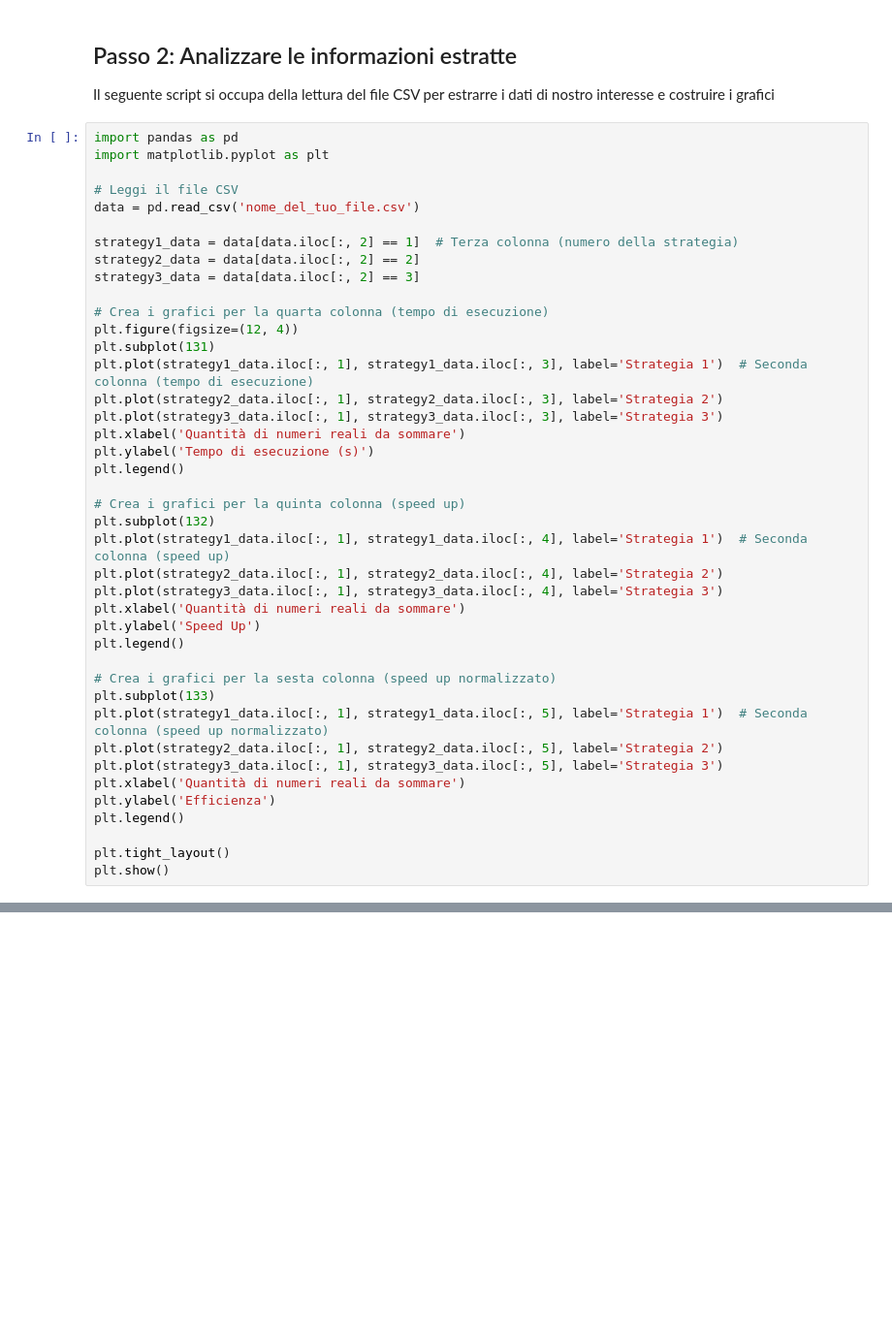
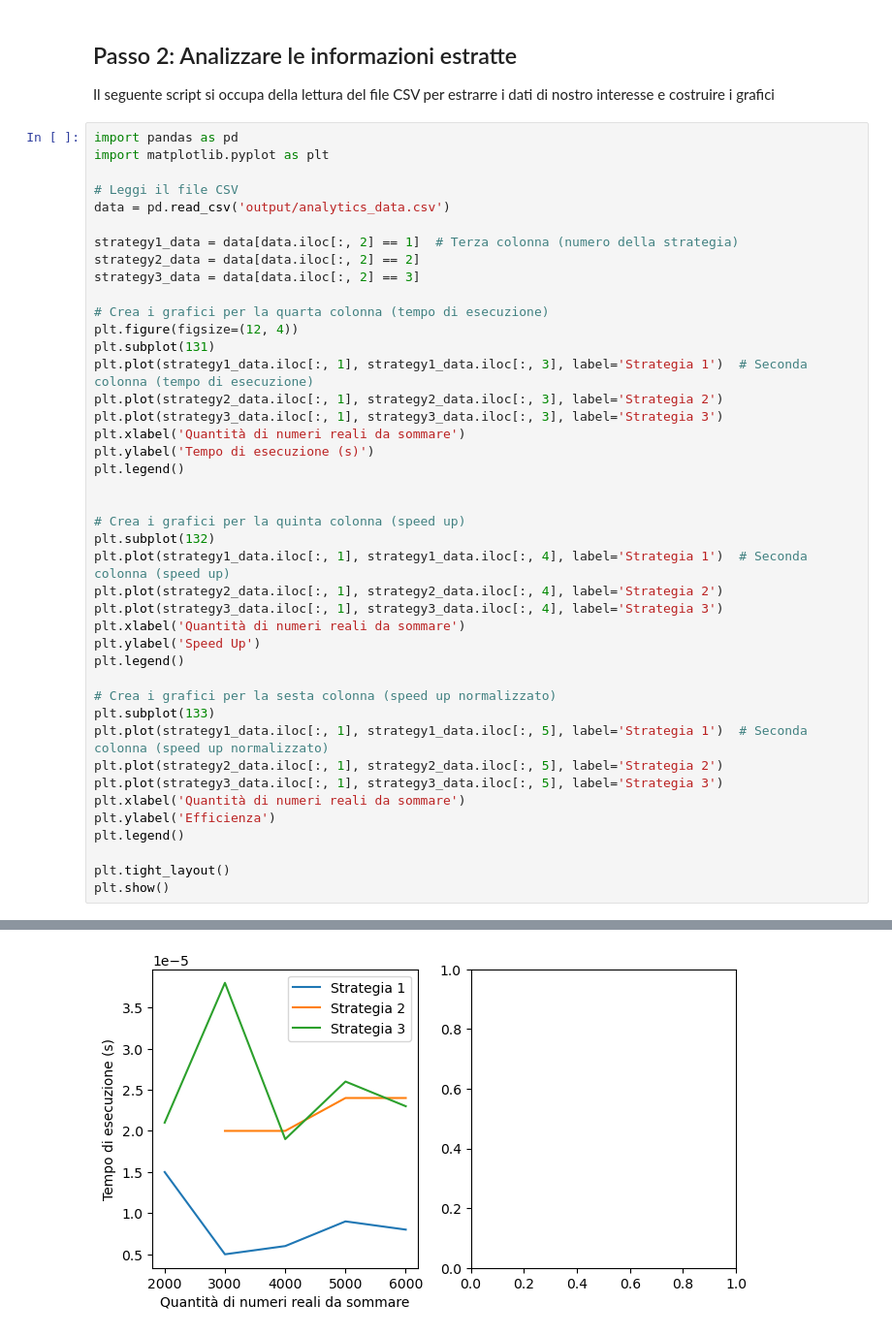
Before and after one commit to marcellorussox/MIMD-DM-Parallel-sum, a Jupyter notebook: analytics.ipynb, the cells around one changed output, grey strips where cells are left out. Shown at 97% size. Cells and saved outputs as stored; diff of their text form; blank space fills up the shorter version.

```diff
--- a/analytics.ipynb
+++ b/analytics.ipynb
@@ -27,7 +27,7 @@ import pandas as pd
 import matplotlib.pyplot as plt
 
 # Leggi il file CSV
-data = pd.read_csv('nome_del_tuo_file.csv')
+data = pd.read_csv('output/analytics_data.csv')
 
 strategy1_data = data[data.iloc[:, 2] == 1]  # Terza colonna (numero della strategia)
 strategy2_data = data[data.iloc[:, 2] == 2]
@@ -42,6 +42,7 @@ plt.plot(strategy3_data.iloc[:, 1], strategy3_data.iloc[:, 3], label='Strategia
 plt.xlabel('Quantità di numeri reali da sommare')
 plt.ylabel('Tempo di esecuzione (s)')
 plt.legend()
+
 
 # Crea i grafici per la quinta colonna (speed up)
 plt.subplot(132)
@@ -63,3 +64,4 @@ plt.legend()
 
 plt.tight_layout()
 plt.show()
+# %% [output]
@@ -65,0 +69 @@ plt.show()
+[figure, added]
```
Also changed, not shown: parts of 4 cells of this notebook, 4 other files.
